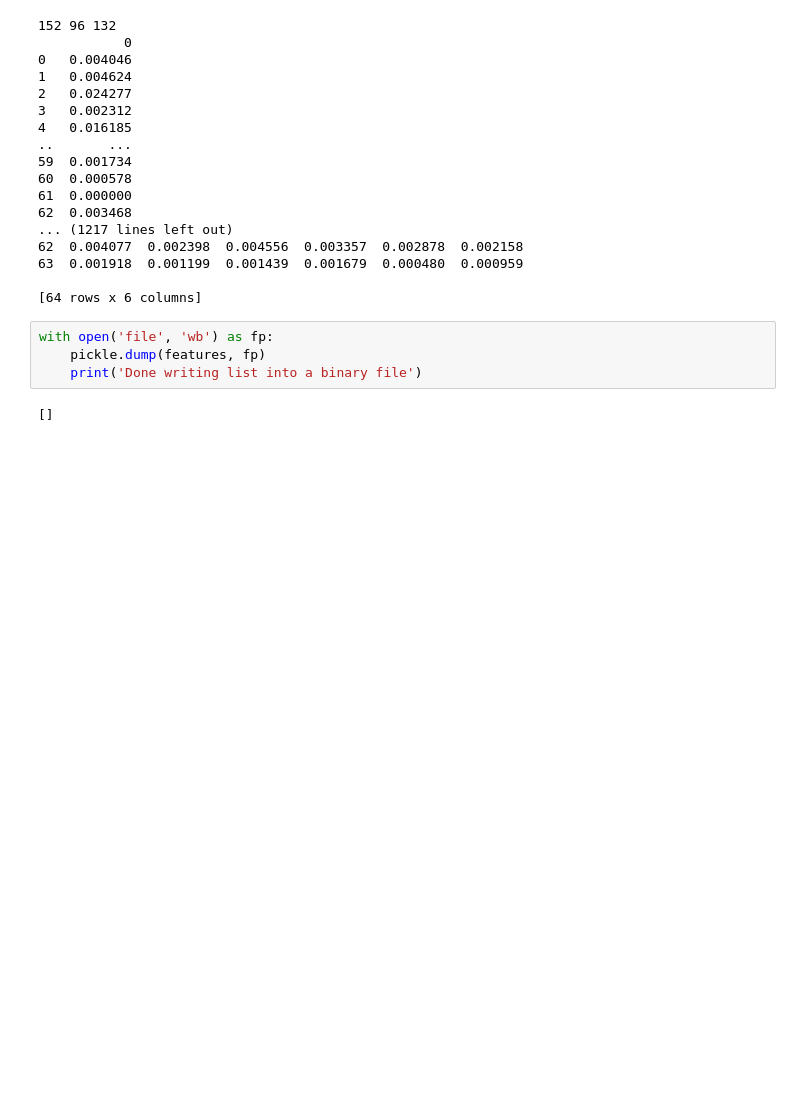
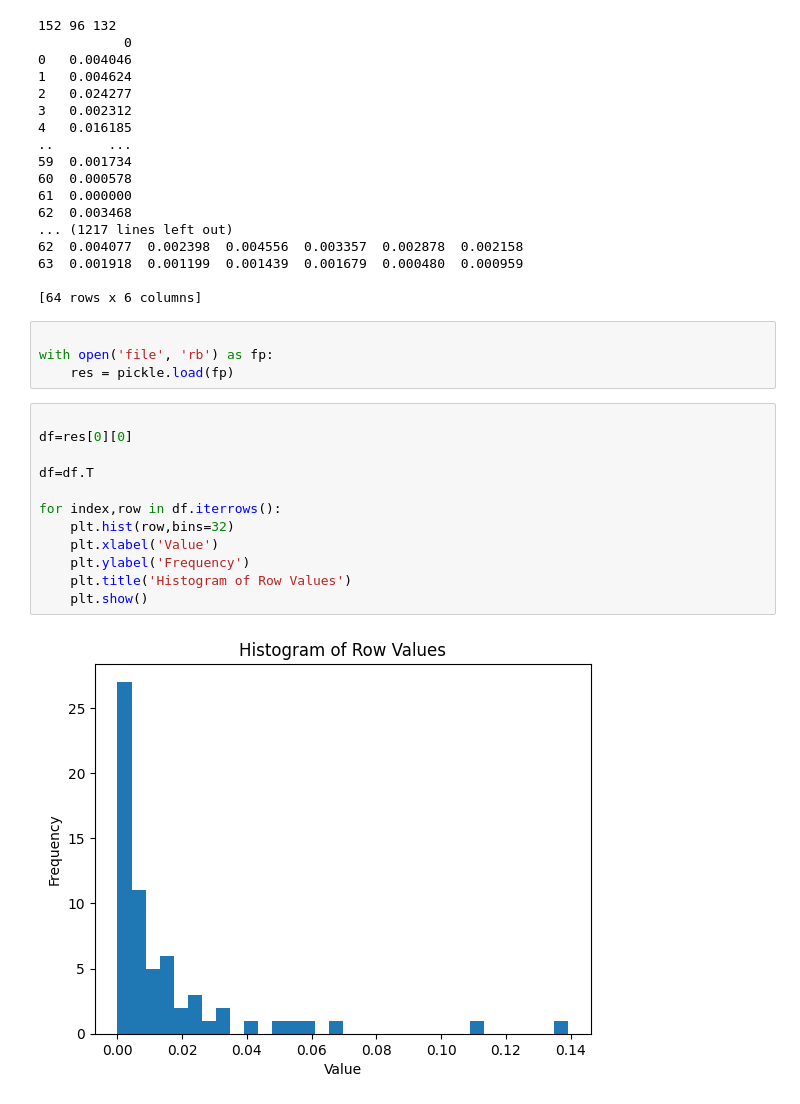
Before and after one commit to Adelaide-ReXIL/XV_prelim, a Jupyter notebook: Code/clinicalLBP.ipynb, the cells around one changed output. Drawn from its saved outputs; the diff is of its cells as text; blank space fills up the shorter version.

```diff
--- a/Code/clinicalLBP.ipynb
+++ b/Code/clinicalLBP.ipynb
@@ -74,9 +74,21 @@ features=lbp.extract()
 63  0.001918  0.001199  0.001439  0.001679  0.000480  0.000959
 
 [64 rows x 6 columns]
-# %%
-with open('file', 'wb') as fp:
-    pickle.dump(features, fp)
-    print('Done writing list into a binary file')
-# %% [output]
-[]
+# %%
+
+with open('file', 'rb') as fp:
+    res = pickle.load(fp)
+# %%
+
+df=res[0][0]
+
+df=df.T
+
+for index,row in df.iterrows():
+    plt.hist(row,bins=32)
+    plt.xlabel('Value')
+    plt.ylabel('Frequency')
+    plt.title('Histogram of Row Values')
+    plt.show()
+# %% [output]
+[figure, added]
```
Also changed, not shown: parts of 5 cells of this notebook, 3 other files.
